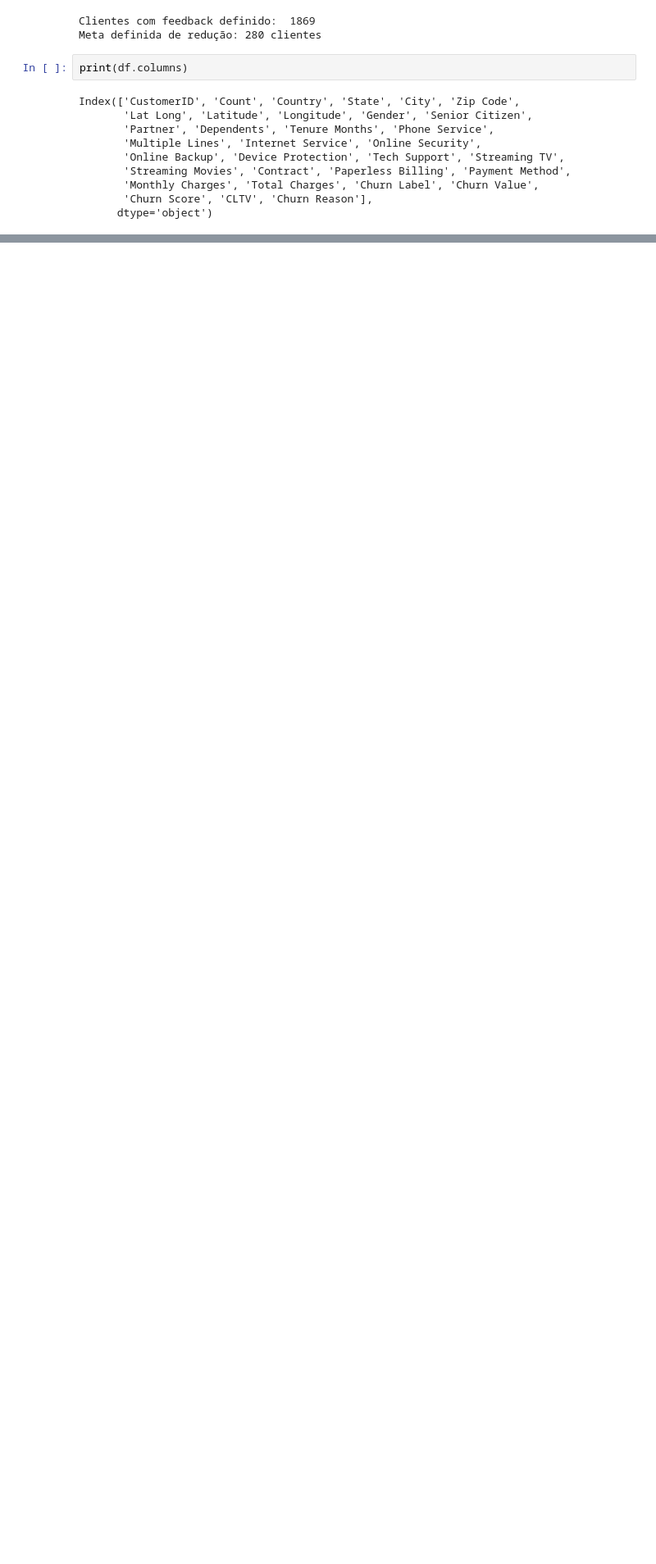
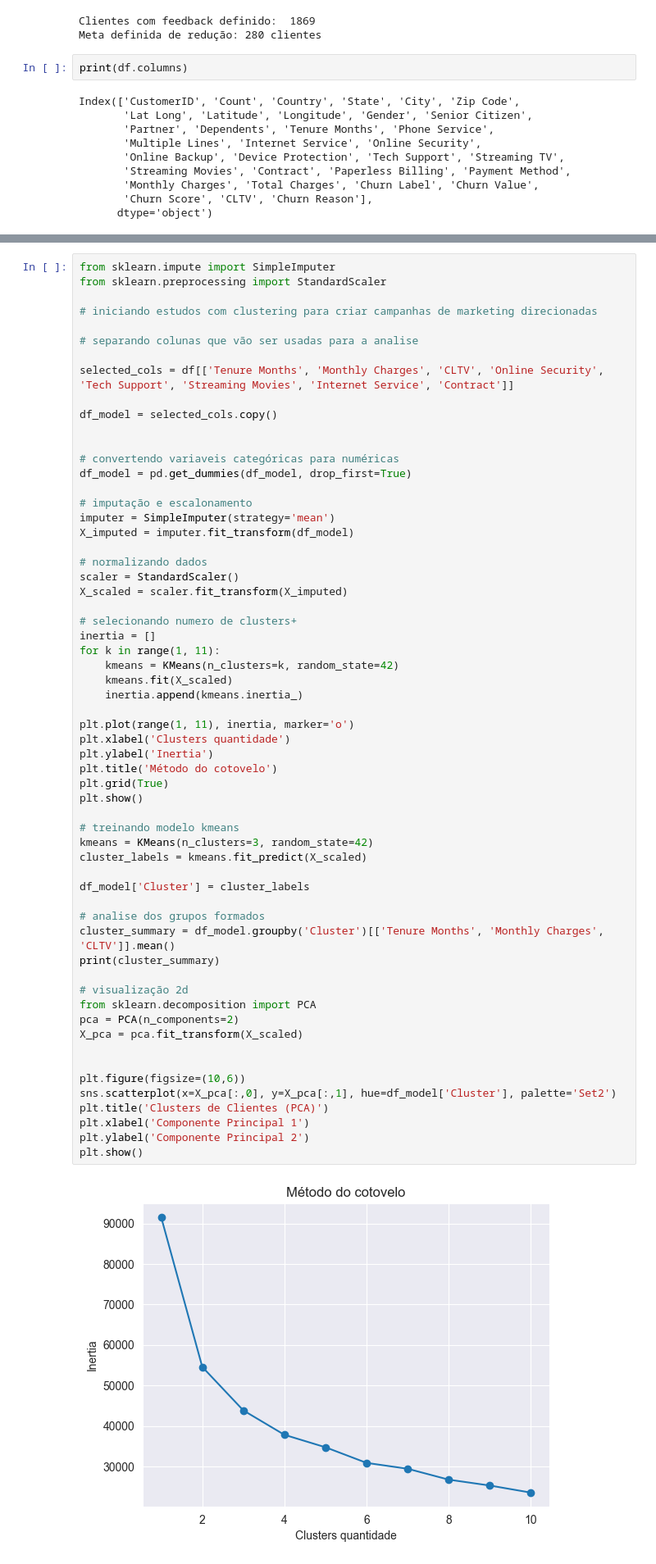
Before and after one commit to 4amadr/Churn_telco, a Jupyter notebook: notebooks/analise.ipynb, the cells around one changed output, grey strips where cells are left out. Shown: that part at 82% size. Drawn from its saved outputs; the diff is of its cells as text; blank space fills up the shorter version.

Commit message:
adição de mais analises e atualização do readme

```diff
--- a/notebooks/analise.ipynb
+++ b/notebooks/analise.ipynb
@@ -173,0 +178,62 @@ max         111.600000          1.0   100.000000  6304.000000
+# %%
+from sklearn.impute import SimpleImputer
+from sklearn.preprocessing import StandardScaler
+
+# iniciando estudos com clustering para criar campanhas de marketing direcionadas
+
+# separando colunas que vão ser usadas para a analise
+
+selected_cols = df[['Tenure Months', 'Monthly Charges', 'CLTV', 'Online Security', 'Tech Support', 'Streaming Movies', 'Internet Service', 'Contract']]
+
+df_model = selected_cols.copy()
+
+
+# convertendo variaveis categóricas para numéricas
+df_model = pd.get_dummies(df_model, drop_first=True)
+
+# imputação e escalonamento
+imputer = SimpleImputer(strategy='mean')
+X_imputed = imputer.fit_transform(df_model)
+
+# normalizando dados
+scaler = StandardScaler()
+X_scaled = scaler.fit_transform(X_imputed)
+
+# selecionando numero de clusters+
+inertia = []
+for k in range(1, 11):
+	kmeans = KMeans(n_clusters=k, random_state=42)
+	kmeans.fit(X_scaled)
+	inertia.append(kmeans.inertia_)
+
+plt.plot(range(1, 11), inertia, marker='o')
+plt.xlabel('Clusters quantidade')
+plt.ylabel('Inertia')
+plt.title('Método do cotovelo')
+plt.grid(True)
+plt.show()
+
+# treinando modelo kmeans
+kmeans = KMeans(n_clusters=3, random_state=42)
+cluster_labels = kmeans.fit_predict(X_scaled)
+
+df_model['Cluster'] = cluster_labels
+
+# analise dos grupos formados
+cluster_summary = df_model.groupby('Cluster')[['Tenure Months', 'Monthly Charges', 'CLTV']].mean()
+print(cluster_summary)
+
+# visualização 2d
+from sklearn.decomposition import PCA
+pca = PCA(n_components=2)
+X_pca = pca.fit_transform(X_scaled)
+
+
+plt.figure(figsize=(10,6))
+sns.scatterplot(x=X_pca[:,0], y=X_pca[:,1], hue=df_model['Cluster'], palette='Set2')
+plt.title('Clusters de Clientes (PCA)')
+plt.xlabel('Componente Principal 1')
+plt.ylabel('Componente Principal 2')
+plt.show()
+# %% [output]
+[figure, added]
```
Also changed, not shown: parts of 6 cells of this notebook, 1 other file.
